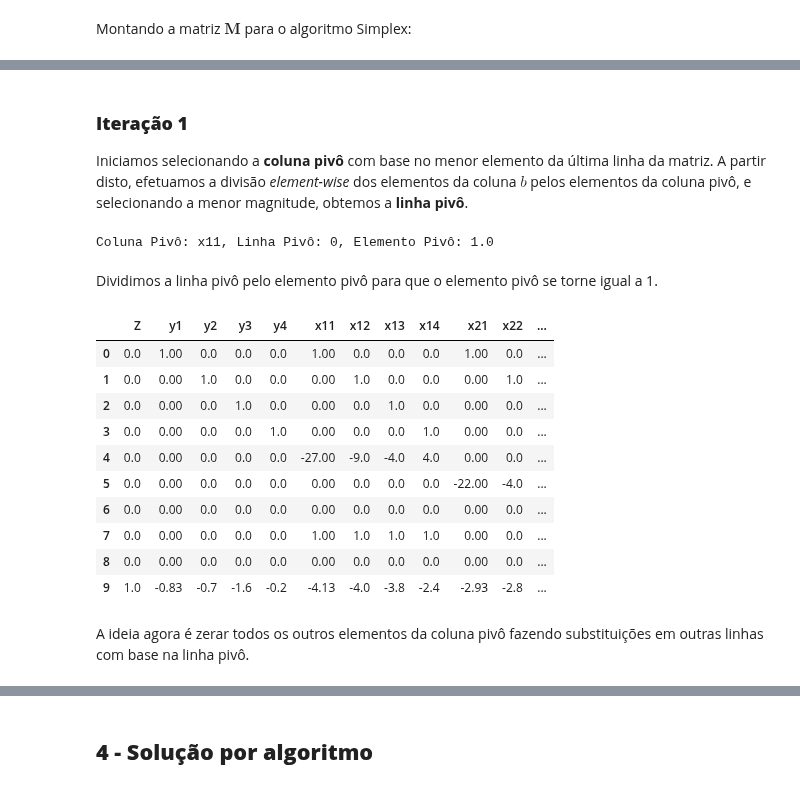
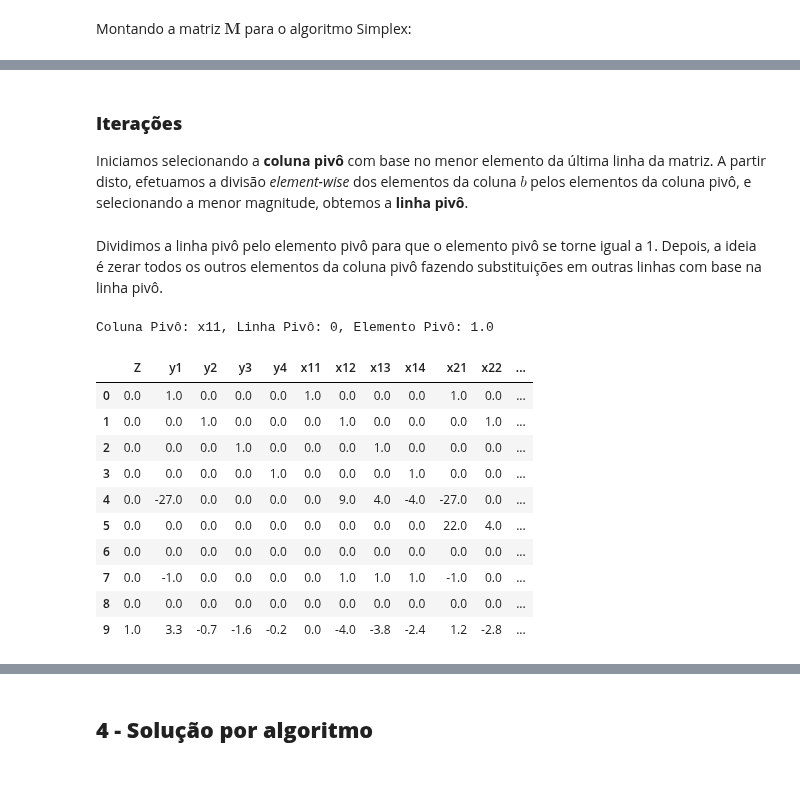
Before and after one commit to Xornotor/PPGEE-Otimizacao-Exercicios, a Jupyter notebook: Lista-01-A/Q5.ipynb, the cells around one changed output, grey strips where cells are left out. Saved outputs shown, nothing was run; the diff lists cells and outputs as text; code cells hidden in the pictures.

```diff
--- a/Lista-01-A/Q5.ipynb
+++ b/Lista-01-A/Q5.ipynb
@@ -169,35 +169,44 @@ M
 | 7 | 0.0 | 0.00 | 0.0 | 0.0 | 0.0 | 1.00 | 1.0 | 1.0 | 1.0 | 0.00 | 0.0 | ... |
 | 8 | 0.0 | 0.00 | 0.0 | 0.0 | 0.0 | 0.00 | 0.0 | 0.0 | 0.0 | 0.00 | 0.0 | ... |
 | 9 | 1.0 | -0.83 | -0.7 | -1.6 | -0.2 | -4.13 | -4.0 | -3.8 | -2.4 | -2.93 | -2.8 | ... |
+# %%
+def pivot_calc(M):
+    pivot_col = np.argmin(M.iloc[-1, :-1])
+    row_div = M.iloc[:-1, -1] / M.iloc[:-1, pivot_col]
+    row_div.mask(row_div <= 0, np.nan, inplace=True)
+    row_div.mask(row_div == -np.inf, np.nan, inplace=True)
+    pivot_row = np.argmin(row_div)
+    pivot = M.iloc[[pivot_row], [pivot_col]].values[0][0]
+    return (pivot_col, pivot_row, pivot)
+# %%
+def matrix_op(M):
+    M.iloc[[pivot_row]] /= pivot
+    for i in range(M.shape[0]):
+        if(i != pivot_row):
+            M.iloc[i] = M.iloc[i].sub(M.iloc[pivot_row].multiply(M.iloc[i, pivot_col]))
+    return M
 # %% [markdown]
-### **Iteração 1**
+### **Iterações**
 
 Iniciamos selecionando a **coluna pivô** com base no menor elemento da última linha da matriz. A partir disto, efetuamos a divisão *element-wise* dos elementos da coluna $b$ pelos elementos da coluna pivô, e selecionando a menor magnitude, obtemos a **linha pivô**.
+# %% [markdown]
+Dividimos a linha pivô pelo elemento pivô para que o elemento pivô se torne igual a 1. Depois, a ideia é zerar todos os outros elementos da coluna pivô fazendo substituições em outras linhas com base na linha pivô.
 # %%
-pivot_col = np.argmin(M.iloc[-1, :-1])
-row_div = M.iloc[:-1, -1] / M.iloc[:-1, pivot_col]
-row_div.mask(row_div <= 0, np.nan, inplace=True)
-pivot_row = np.argmin(row_div)
-pivot = M.iloc[[pivot_row], [pivot_col]].values[0][0]
+# Iteração 1
+pivot_col, pivot_row, pivot = pivot_calc(M)
 print(f"Coluna Pivô: {M.columns[pivot_col]}, Linha Pivô: {pivot_row}, Elemento Pivô: {pivot}")
+M = matrix_op(M)
+M
 # %% [output]
 Coluna Pivô: x11, Linha Pivô: 0, Elemento Pivô: 1.0
+|  | Z | y1 | y2 | y3 | y4 | x11 | x12 | x13 | x14 | x21 | x22 | ... |
+| 0 | 0.0 | 1.0 | 0.0 | 0.0 | 0.0 | 1.0 | 0.0 | 0.0 | 0.0 | 1.0 | 0.0 | ... |
+| 1 | 0.0 | 0.0 | 1.0 | 0.0 | 0.0 | 0.0 | 1.0 | 0.0 | 0.0 | 0.0 | 1.0 | ... |
+| 2 | 0.0 | 0.0 | 0.0 | 1.0 | 0.0 | 0.0 | 0.0 | 1.0 | 0.0 | 0.0 | 0.0 | ... |
+| 3 | 0.0 | 0.0 | 0.0 | 0.0 | 1.0 | 0.0 | 0.0 | 0.0 | 1.0 | 0.0 | 0.0 | ... |
+| 4 | 0.0 | -27.0 | 0.0 | 0.0 | 0.0 | 0.0 | 9.0 | 4.0 | -4.0 | -27.0 | 0.0 | ... |
+| 5 | 0.0 | 0.0 | 0.0 | 0.0 | 0.0 | 0.0 | 0.0 | 0.0 | 0.0 | 22.0 | 4.0 | ... |
+| 6 | 0.0 | 0.0 | 0.0 | 0.0 | 0.0 | 0.0 | 0.0 | 0.0 | 0.0 | 0.0 | 0.0 | ... |
+| 7 | 0.0 | -1.0 | 0.0 | 0.0 | 0.0 | 0.0 | 1.0 | 1.0 | 1.0 | -1.0 | 0.0 | ... |
+| 8 | 0.0 | 0.0 | 0.0 | 0.0 | 0.0 | 0.0 | 0.0 | 0.0 | 0.0 | 0.0 | 0.0 | ... |
+| 9 | 1.0 | 3.3 | -0.7 | -1.6 | -0.2 | 0.0 | -4.0 | -3.8 | -2.4 | 1.2 | -2.8 | ... |
-# %% [markdown]
-Dividimos a linha pivô pelo elemento pivô para que o elemento pivô se torne igual a 1.
-# %%
-M.iloc[[pivot_row]] /= pivot
-M
-# %% [output]
-|  | Z | y1 | y2 | y3 | y4 | x11 | x12 | x13 | x14 | x21 | x22 | ... |
-| 0 | 0.0 | 1.00 | 0.0 | 0.0 | 0.0 | 1.00 | 0.0 | 0.0 | 0.0 | 1.00 | 0.0 | ... |
-| 1 | 0.0 | 0.00 | 1.0 | 0.0 | 0.0 | 0.00 | 1.0 | 0.0 | 0.0 | 0.00 | 1.0 | ... |
-| 2 | 0.0 | 0.00 | 0.0 | 1.0 | 0.0 | 0.00 | 0.0 | 1.0 | 0.0 | 0.00 | 0.0 | ... |
-| 3 | 0.0 | 0.00 | 0.0 | 0.0 | 1.0 | 0.00 | 0.0 | 0.0 | 1.0 | 0.00 | 0.0 | ... |
-| 4 | 0.0 | 0.00 | 0.0 | 0.0 | 0.0 | -27.00 | -9.0 | -4.0 | 4.0 | 0.00 | 0.0 | ... |
-| 5 | 0.0 | 0.00 | 0.0 | 0.0 | 0.0 | 0.00 | 0.0 | 0.0 | 0.0 | -22.00 | -4.0 | ... |
-| 6 | 0.0 | 0.00 | 0.0 | 0.0 | 0.0 | 0.00 | 0.0 | 0.0 | 0.0 | 0.00 | 0.0 | ... |
-| 7 | 0.0 | 0.00 | 0.0 | 0.0 | 0.0 | 1.00 | 1.0 | 1.0 | 1.0 | 0.00 | 0.0 | ... |
-| 8 | 0.0 | 0.00 | 0.0 | 0.0 | 0.0 | 0.00 | 0.0 | 0.0 | 0.0 | 0.00 | 0.0 | ... |
-| 9 | 1.0 | -0.83 | -0.7 | -1.6 | -0.2 | -4.13 | -4.0 | -3.8 | -2.4 | -2.93 | -2.8 | ... |
-# %% [markdown]
-A ideia agora é zerar todos os outros elementos da coluna pivô fazendo substituições em outras linhas com base na linha pivô.
```
Also changed, not shown: parts of 25 cells of this notebook.
